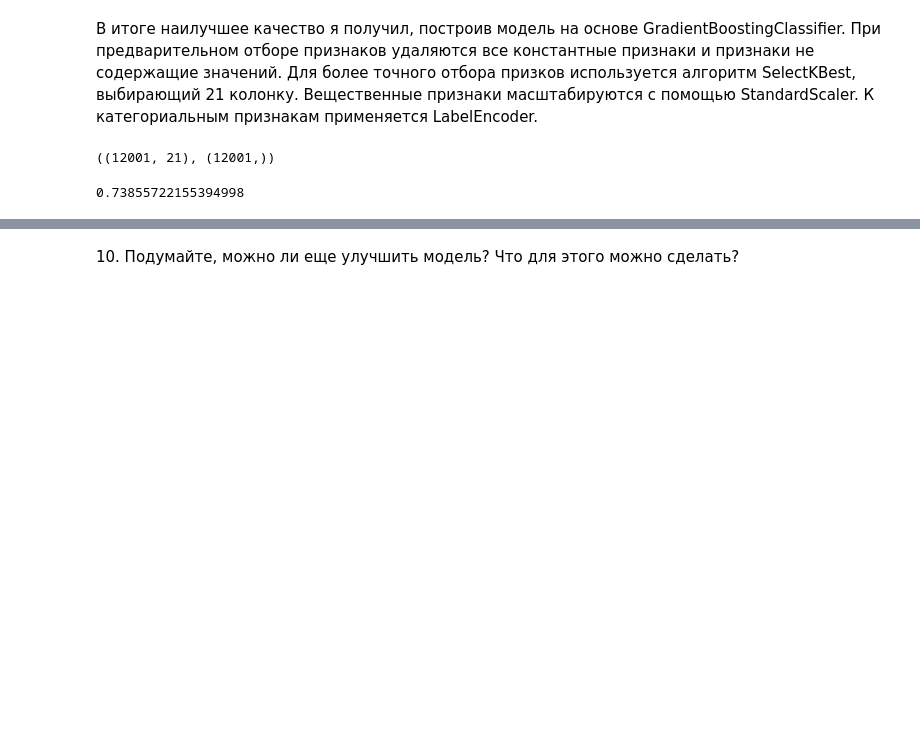
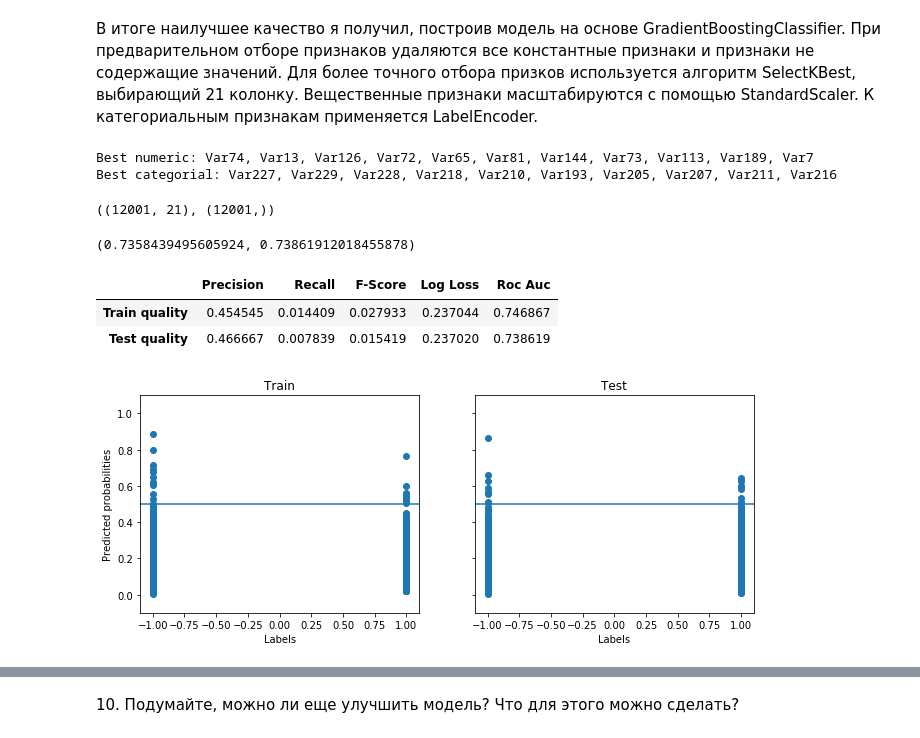
Before and after one commit to Agaspher20/DataAnalisysMipt, a Jupyter notebook: Python/6. DataAnalysisProject_Churn/week_5_finetuning.ipynb, the cells around one changed output, grey strips where cells are left out. Saved outputs shown, nothing was run; the diff lists cells and outputs as text; code cells hidden in the pictures; blank space fills up the shorter version.

```diff
--- a/Python/6. DataAnalysisProject_Churn/week_5_finetuning.ipynb
+++ b/Python/6. DataAnalysisProject_Churn/week_5_finetuning.ipynb
@@ -1436,8 +1438,13 @@ test_data_frame = pd.read_csv("..\..\Data\churn_data_holdout.csv", ",", dtype= {
 test_labels_frame = pd.read_csv("..\..\Data\churn_labels_holdout.csv", dtype= { "labels": np.int64 })
 # %%
 k_best_21_features = [f[0] for f in sorted(zip(preprocessed_frame.columns, mdl.scores_), key=lambda f: -f[1])][:21]
-k_best_21_num = pd.Index(["Var189", "Var7", "Var73", "Var113", "Var144", "Var13", "Var126", "Var65", "Var74", "Var81", "Var72"])
-k_best_21_cat = pd.Index(["Var218", "Var207", "Var229", "Var193", "Var211", "Var205", "Var228", "Var210", "Var227", "Var216"])
+k_best_21_num = pd.Index(list(set(numeric_columns) & set(k_best_21_features)))
+k_best_21_cat = pd.Index(list(set(categorial_columns) & set(k_best_21_features)))
+print("Best numeric:", ", ".join(k_best_21_num))
+print("Best categorial:", ", ".join(k_best_21_cat))
+# %% [output]
+Best numeric: Var74, Var13, Var126, Var72, Var65, Var81, Var144, Var73, Var113, Var189, Var7
+Best categorial: Var227, Var229, Var228, Var218, Var210, Var193, Var205, Var207, Var211, Var216
 # %%
 best_train_frame, best_train_labels, holdout_test_frame, holdout_test_labels, dropped_train_num, dropped_train_cat = process_frame_base(
     churn_data_frame[k_best_21_features],
@@ -1464,7 +1503,22 @@ preprocessed_x_test.shape, preprocessed_y_test.shape
 # %%
 bestmodel = GradientBoostingClassifier().fit(preprocessed_x_train, preprocessed_y_train)
-final_probabilities = predict_model_proba(preprocessed_x_test, bestmodel)
-finalRocAuc = roc_auc_score(preprocessed_y_test, final_probabilities)
-finalRocAuc
+train_model = gradient_boosting_baseline_builder(
+    churn_data_frame[k_best_21_features],
+    churn_labels_frame,
+    k_best_21_num,
+    k_best_21_cat)
+final_test_probabilities = predict_model_proba(preprocessed_x_test, bestmodel)
+finalTrainRocAuc = train_model[0]
+finalTestRocAuc = roc_auc_score(preprocessed_y_test, final_test_probabilities)
+finalTrainRocAuc, finalTestRocAuc
 # %% [output]
-0.73855722155394998
+(0.7358439495605924, 0.73861912018455878)
+# %%
+test_model_with_data = (finalTestRocAuc, bestmodel, 0, (best_train_frame, best_train_labels, holdout_test_frame, holdout_test_labels))
+score_table = pd.DataFrame(
+    [
+        calculate_metrics(train_model, train_num_cols, train_cat_cols, predict_model_proba, lambda x, m: m.predict(x)),
+        calculate_metrics(test_model_with_data, train_num_cols, train_cat_cols, predict_model_proba, lambda x, m: m.predict(x))
+    ],
+    index=["Train quality", "Test quality"],
+    columns=["Precision", "Recall", "F-Score", "Log Loss", "Roc Auc"])
@@ -1470,0 +1596,15 @@ finalRocAuc
+# %%
+chart_models = [transform_to_chart_model(t, m, train_num_cols, train_cat_cols, predict_model_proba) for t, m in zip(
+    ["Train", "Test"],
+    [train_model, test_model_with_data]
+)]
+# %%
+score_table
+# %% [output]
+|  | Precision | Recall | F-Score | Log Loss | Roc Auc |
+| Train quality | 0.454545 | 0.014409 | 0.027933 | 0.237044 | 0.746867 |
+| Test quality | 0.466667 | 0.007839 | 0.015419 | 0.237020 | 0.738619 |
+# %%
+charts_row(chart_models, scatter)
+# %% [output]
+[figure, added]
```
Also changed, not shown: parts of 9 cells of this notebook, 1 other file.
